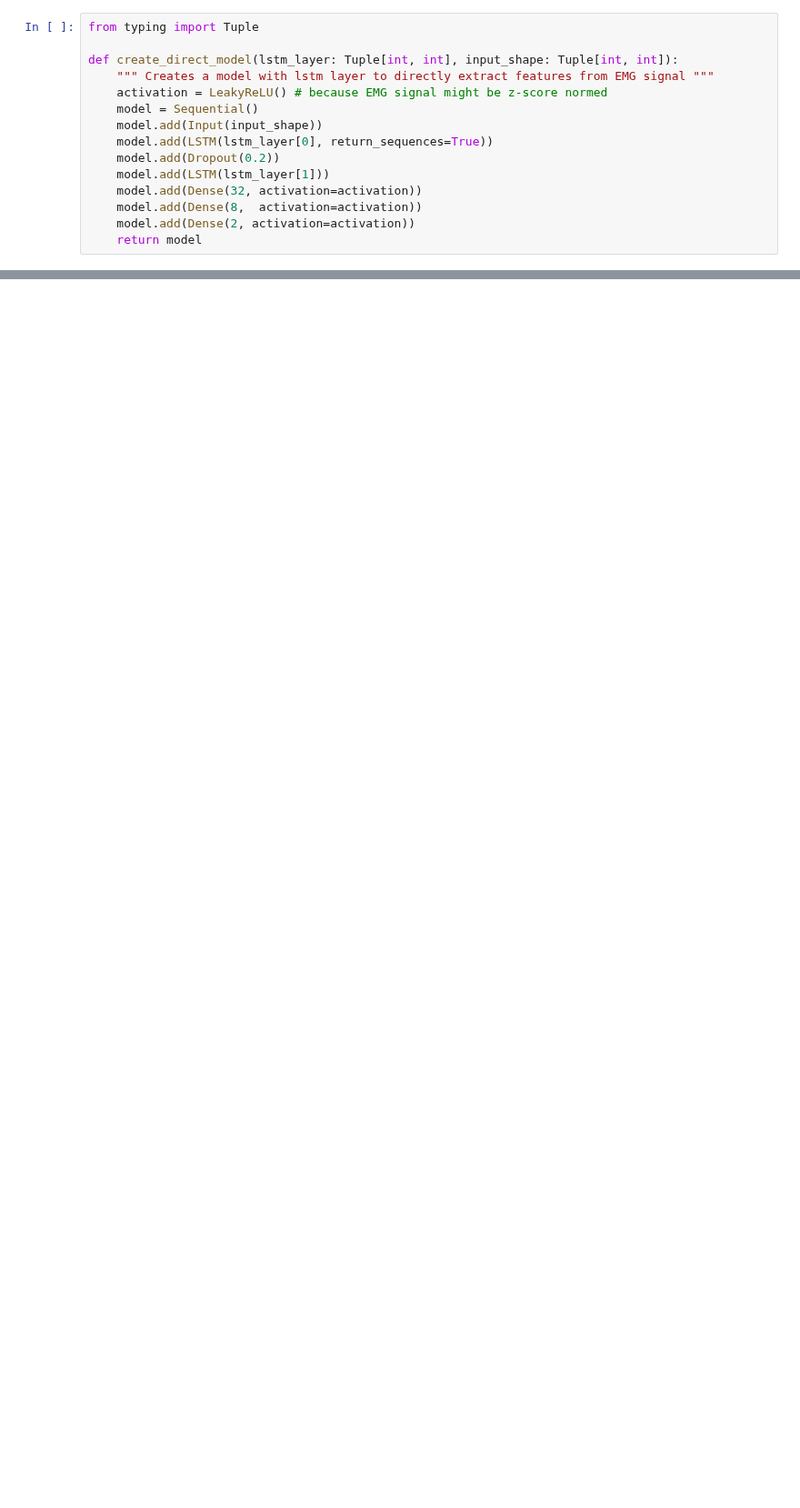
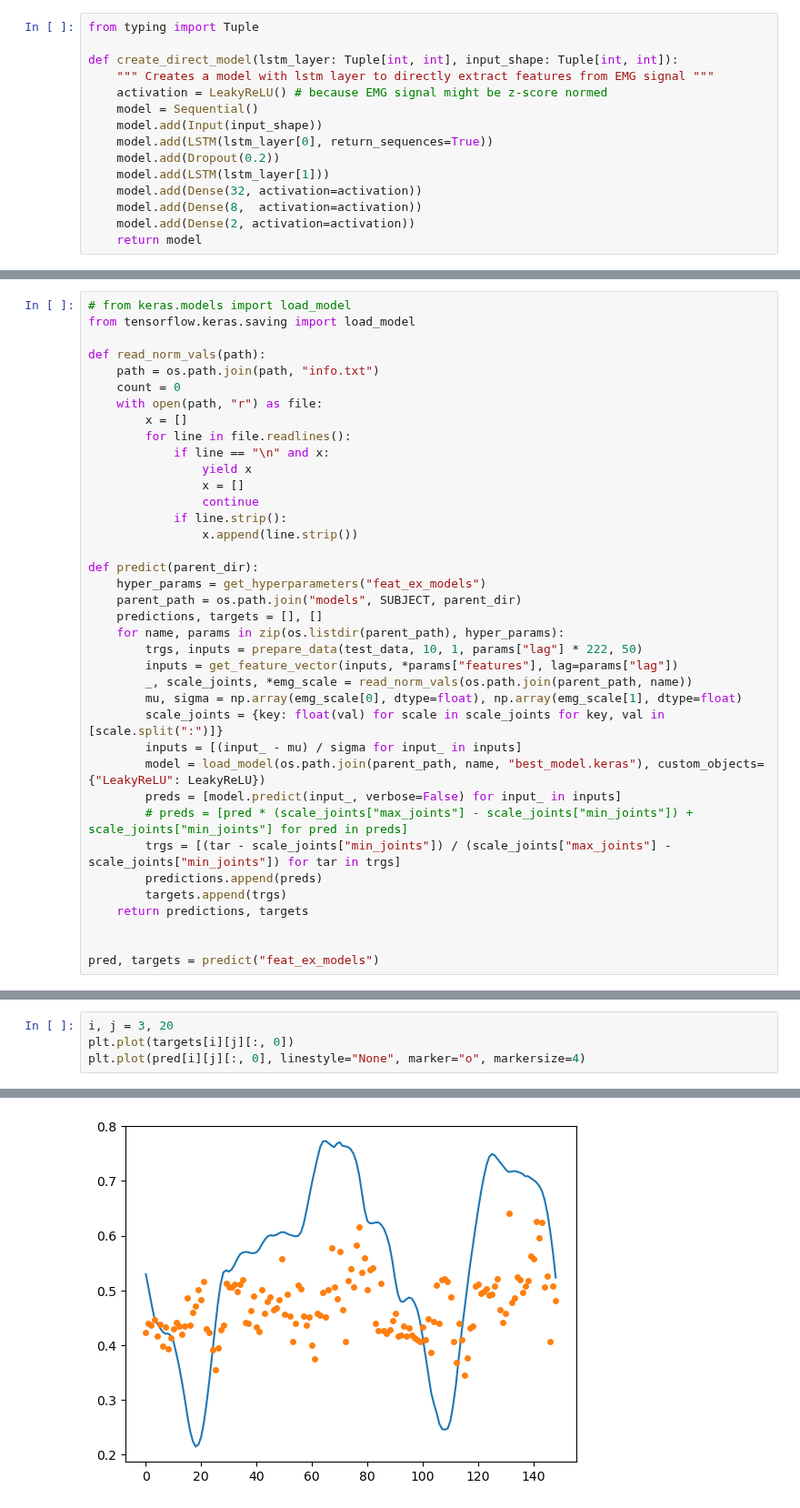
Before and after one commit to gjmm07/Masterthesis, a Jupyter notebook: feat_extra_model.ipynb, the cells around one changed output, grey strips where cells are left out. Shown at 91% size. Drawn from its saved outputs; the diff is of its cells as text; blank space fills up the shorter version.

```diff
--- a/feat_extra_model.ipynb
+++ b/feat_extra_model.ipynb
@@ -395,0 +405,38 @@ Epoch 124/1000
+# %%
+# from keras.models import load_model
+from tensorflow.keras.saving import load_model
+
+def read_norm_vals(path):
+    path = os.path.join(path, "info.txt")
+    count = 0
+    with open(path, "r") as file:
+        x = []
+        for line in file.readlines():
+            if line == "\n" and x:
+                yield x
+                x = []
+                continue
+            if line.strip():
+                x.append(line.strip())
+
+def predict(parent_dir):
+    hyper_params = get_hyperparameters("feat_ex_models")
+    parent_path = os.path.join("models", SUBJECT, parent_dir)
+    predictions, targets = [], []
+    for name, params in zip(os.listdir(parent_path), hyper_params):
+        trgs, inputs = prepare_data(test_data, 10, 1, params["lag"] * 222, 50)
+        inputs = get_feature_vector(inputs, *params["features"], lag=params["lag"])
+        _, scale_joints, *emg_scale = read_norm_vals(os.path.join(parent_path, name))
+        mu, sigma = np.array(emg_scale[0], dtype=float), np.array(emg_scale[1], dtype=float)
+        scale_joints = {key: float(val) for scale in scale_joints for key, val in [scale.split(":")]}
+        inputs = [(input_ - mu) / sigma for input_ in inputs]
+        model = load_model(os.path.join(parent_path, name, "best_model.keras"), custom_objects={"LeakyReLU": LeakyReLU})
+        preds = [model.predict(input_, verbose=False) for input_ in inputs]
+        # preds = [pred * (scale_joints["max_joints"] - scale_joints["min_joints"]) + scale_joints["min_joints"] for pred in preds]
+        trgs = [(tar - scale_joints["min_joints"]) / (scale_joints["max_joints"] - scale_joints["min_joints"]) for tar in trgs]
+        predictions.append(preds)
+        targets.append(trgs)
+    return predictions, targets
+
+
+pred, targets = predict("feat_ex_models")
@@ -395,0 +473,5 @@ Epoch 124/1000
+# %%
+i, j = 3, 20
+plt.plot(targets[i][j][:, 0])
+plt.plot(pred[i][j][:, 0], linestyle="None", marker="o", markersize=4)
+# %% [output]
@@ -395,0 +479 @@ Epoch 124/1000
+[figure, added]
```
Also changed, not shown: parts of 15 cells of this notebook, 2 other files.
